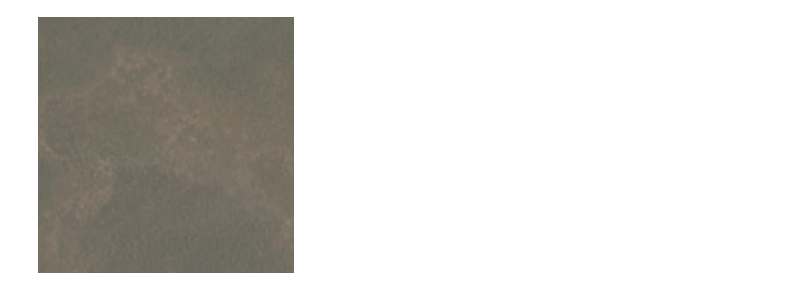
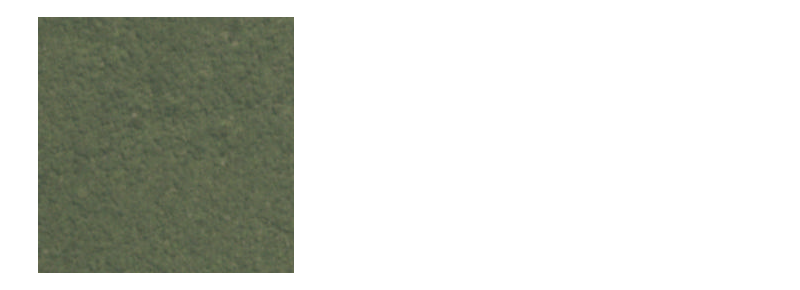
Before and after one commit to ArtyomKondakov/multilabel-classification--pipelines, a Jupyter notebook: notebooks/inference.ipynb, the cells around one changed output. Cells and saved outputs as stored; diff of their text form; code cells hidden in the pictures.

```diff
--- a/notebooks/inference.ipynb
+++ b/notebooks/inference.ipynb
@@ -76,12 +77,12 @@ preprocess = albu.Compose(
         ]
 )
 # %%
-idx = 10
+idx = 50
 image_name = os.path.join('../data', 'train-jpg', f'{df["image_name"][idx]}.jpg')
 image = cv2.imread(image_name)[..., ::-1]
 Image.fromarray(image)
 # %% [output]
-[figure, old version]
+[figure, new version]
 # %%
 procecces_image = preprocess(image=image)['image']
 with torch.no_grad():
```
Also changed, not shown: parts of 3 cells of this notebook, 8 other files.
